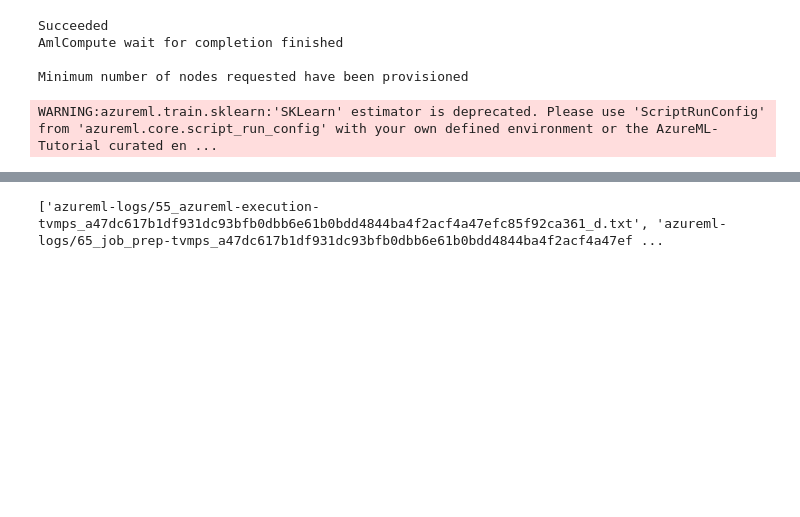
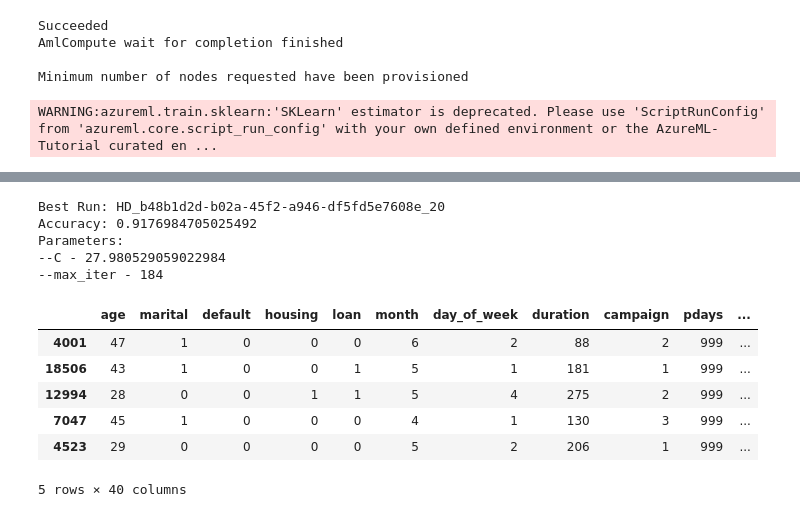
Before and after one commit to sreenithi/Optimising-ML-Pipeline-in-Azure, a Jupyter notebook: udacity-project.ipynb, the cells around one changed output, grey strips where cells are left out. Drawn from its saved outputs; the diff is of its cells as text; code cells hidden in the pictures; blank space fills up the shorter version.

Commit message:
completed hyperdrive and started automl

```diff
--- a/udacity-project.ipynb
+++ b/udacity-project.ipynb
@@ -75,10 +99,23 @@ import joblib
 
 ### YOUR CODE HERE ###
 best_run = hyperdrive_run.get_best_run_by_primary_metric()
-print(best_run.get_file_names())
-# model = best_run.register_model(model_name='logistic_regression_bankmarketing', model_path='training/model.joblib')
+# print(best_run.get_file_names())
+model = best_run.register_model(model_name='logistic_regression_bankmarketing', model_path='outputs/model.joblib')
+
+best_run_metrics = best_run.get_metrics()
+best_parameters = best_run.get_details()['runDefinition']['arguments']
+
+print("Best Run:",best_run.id)
+print("Accuracy:",best_run_metrics['Accuracy'])
+print("Parameters:")
+for i in range(0,len(best_parameters),2):
+    print(best_parameters[i],"-",best_parameters[i+1])
 # %% [output]
-['azureml-logs/55_azureml-execution-tvmps_a47dc617b1df931dc93bfb0dbb6e61b0bdd4844ba4f2acf4a47efc85f92ca361_d.txt', 'azureml-logs/65_job_prep-tvmps_a47dc617b1df931dc93bfb0dbb6e61b0bdd4844ba4f2acf4a47ef ...
+Best Run: HD_b48b1d2d-b02a-45f2-a946-df5fd5e7608e_20
+Accuracy: 0.9176984705025492
+Parameters:
+--C - 27.980529059022984
+--max_iter - 184
 # %%
 from azureml.data.dataset_factory import TabularDatasetFactory
 
@@ -87,11 +124,24 @@ from azureml.data.dataset_factory import TabularDatasetFactory
 # "https://automlsamplenotebookdata.blob.core.windows.net/automl-sample-notebook-data/bankmarketing_train.csv"
 
 ### YOUR CODE HERE ###
+tab_data = TabularDatasetFactory.from_delimited_files("https://automlsamplenotebookdata.blob.core.windows.net/automl-sample-notebook-data/bankmarketing_train.csv")
 # %%
 from train import clean_data
-
+from sklearn.model_selection import train_test_split
+import pandas as pd
 # Use the clean_data function to clean your data.
-x, y = clean_data(### YOUR DATA OBJECT HERE ###)
+x, y = clean_data(tab_data)
+x_train, x_test, y_train, y_test = train_test_split(x,y)
+data = pd.concat([x_train,y_train],axis=1)
+data.head()
+# %% [output]
+|  | age | marital | default | housing | loan | month | day_of_week | duration | campaign | pdays | ... |
+| 4001 | 47 | 1 | 0 | 0 | 0 | 6 | 2 | 88 | 2 | 999 | ... |
+| 18506 | 43 | 1 | 0 | 0 | 1 | 5 | 1 | 181 | 1 | 999 | ... |
+| 12994 | 28 | 0 | 0 | 1 | 1 | 5 | 4 | 275 | 2 | 999 | ... |
+| 7047 | 45 | 1 | 0 | 0 | 0 | 4 | 1 | 130 | 3 | 999 | ... |
+| 4523 | 29 | 0 | 0 | 0 | 0 | 5 | 2 | 206 | 1 | 999 | ... |
+5 rows × 40 columns
 # %%
 from azureml.train.automl import AutoMLConfig
 
```
Also changed, not shown: parts of 6 cells of this notebook, 2 other files.
